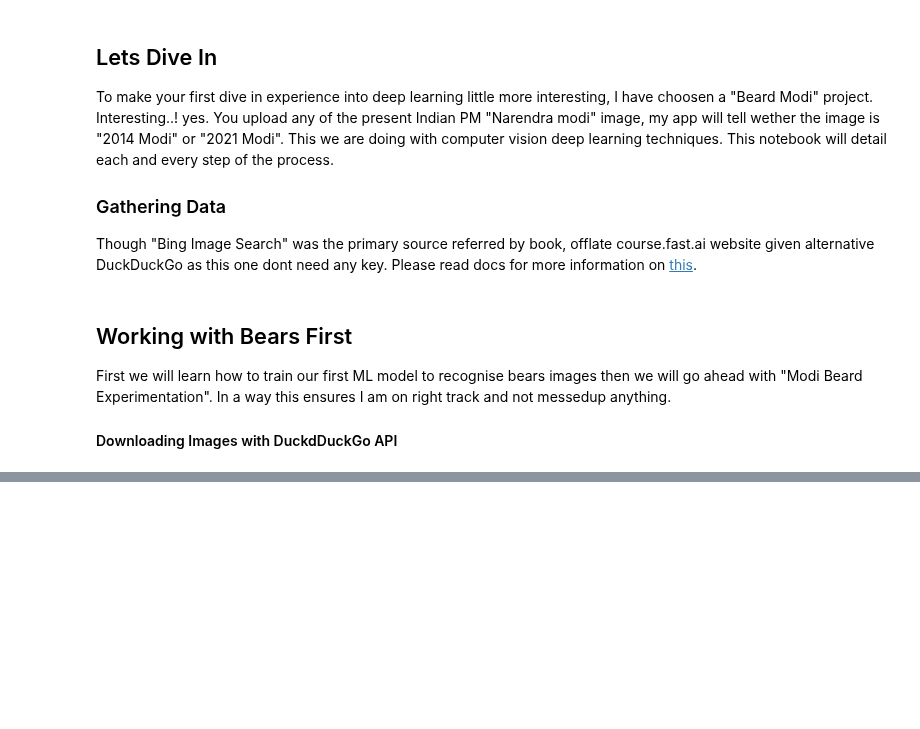
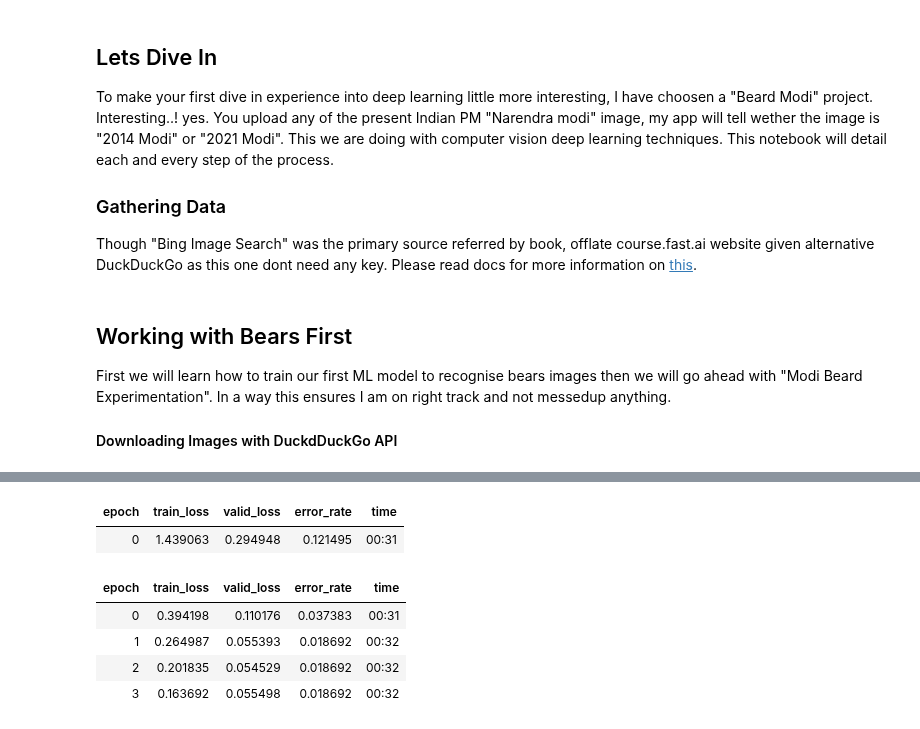
Before and after one commit to mldurga/easydl, a Jupyter notebook: _notebooks/2021-08-04-Fastbook-chapter2.ipynb, the cells around one changed output, grey strips where cells are left out. Cells and saved outputs as stored; diff of their text form; code cells hidden in the pictures; blank space fills up the shorter version.

```diff
--- a/_notebooks/2021-08-04-Fastbook-chapter2.ipynb
+++ b/_notebooks/2021-08-04-Fastbook-chapter2.ipynb
@@ -101,0 +131,10 @@ urls
+# %%
+learn.fine_tune(4,7e-4)
+# %% [output]
+| epoch | train_loss | valid_loss | error_rate | time |
+| 0 | 1.439063 | 0.294948 | 0.121495 | 00:31 |
+| epoch | train_loss | valid_loss | error_rate | time |
+| 0 | 0.394198 | 0.110176 | 0.037383 | 00:31 |
+| 1 | 0.264987 | 0.055393 | 0.018692 | 00:32 |
+| 2 | 0.201835 | 0.054529 | 0.018692 | 00:32 |
+| 3 | 0.163692 | 0.055498 | 0.018692 | 00:32 |
```
Also changed, not shown: parts of 4 cells of this notebook.
